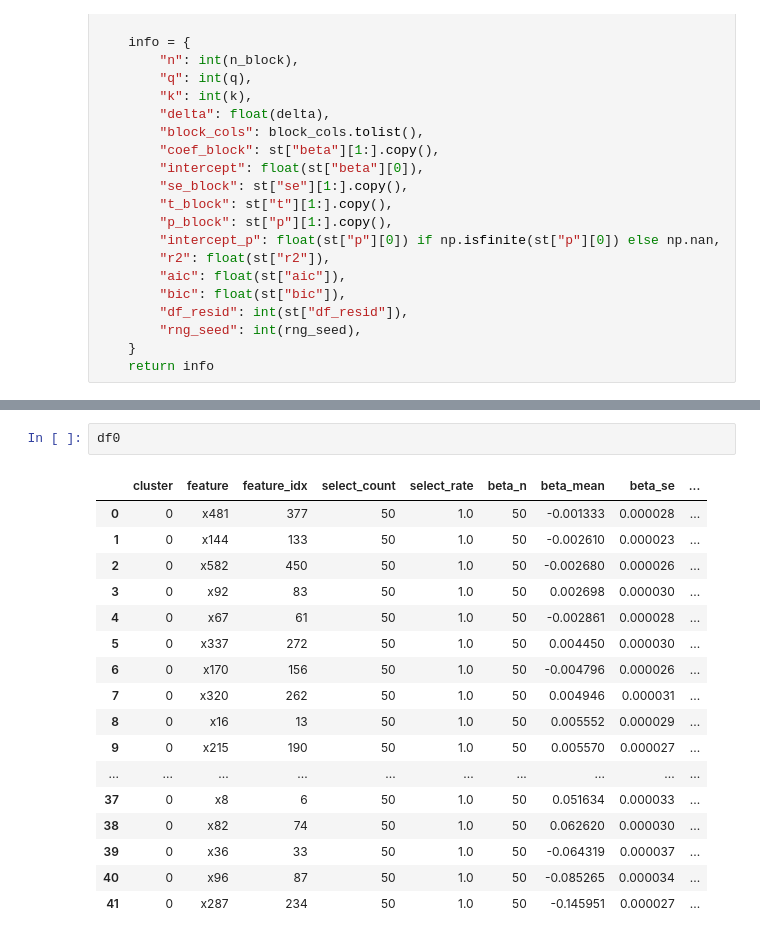
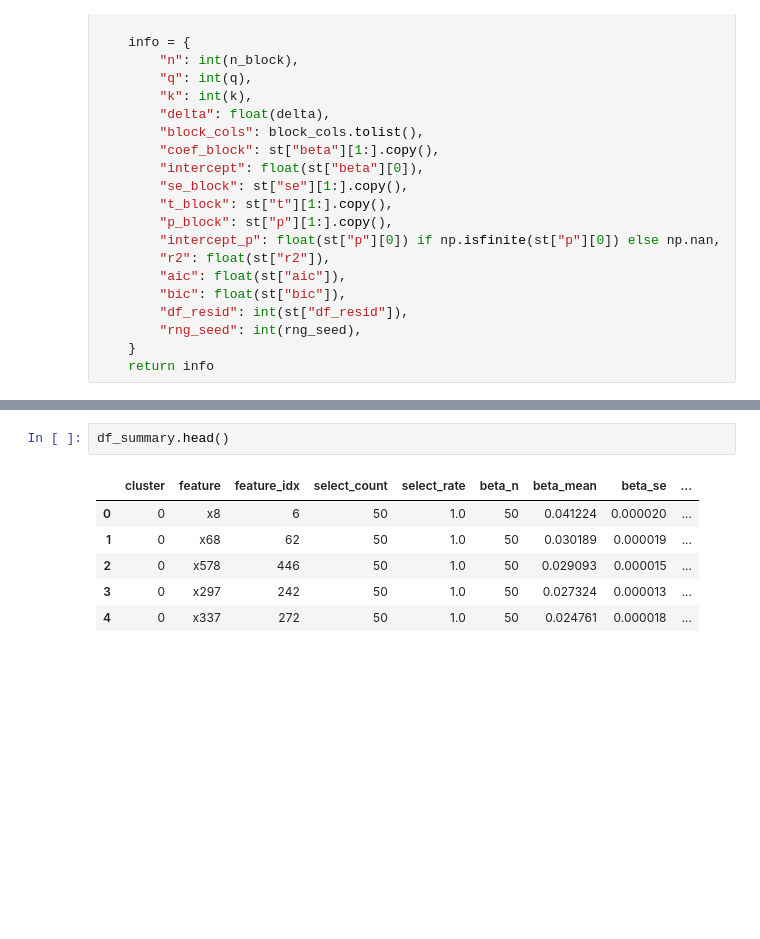
Before and after one commit to JackHuang0125/WHAT_I_DID, a Jupyter notebook: 0 Meeting/0_PAPER_1150204.ipynb, the cells around one changed output, grey strips where cells are left out. Cells and saved outputs as stored; diff of their text form; blank space fills up the shorter version.

```diff
--- a/0 Meeting/0_PAPER_1150204.ipynb
+++ b/0 Meeting/0_PAPER_1150204.ipynb
@@ -720,23 +617,12 @@ df_summary
-# %%
-df0
-# %% [output]
-|  | cluster | feature | feature_idx | select_count | select_rate | beta_n | beta_mean | beta_se | ... |
-| 0 | 0 | x481 | 377 | 50 | 1.0 | 50 | -0.001333 | 0.000028 | ... |
-| 1 | 0 | x144 | 133 | 50 | 1.0 | 50 | -0.002610 | 0.000023 | ... |
-| 2 | 0 | x582 | 450 | 50 | 1.0 | 50 | -0.002680 | 0.000026 | ... |
-| 3 | 0 | x92 | 83 | 50 | 1.0 | 50 | 0.002698 | 0.000030 | ... |
-| 4 | 0 | x67 | 61 | 50 | 1.0 | 50 | -0.002861 | 0.000028 | ... |
-| 5 | 0 | x337 | 272 | 50 | 1.0 | 50 | 0.004450 | 0.000030 | ... |
-| 6 | 0 | x170 | 156 | 50 | 1.0 | 50 | -0.004796 | 0.000026 | ... |
-| 7 | 0 | x320 | 262 | 50 | 1.0 | 50 | 0.004946 | 0.000031 | ... |
-| 8 | 0 | x16 | 13 | 50 | 1.0 | 50 | 0.005552 | 0.000029 | ... |
-| 9 | 0 | x215 | 190 | 50 | 1.0 | 50 | 0.005570 | 0.000027 | ... |
-| ... | ... | ... | ... | ... | ... | ... | ... | ... | ... |
-| 37 | 0 | x8 | 6 | 50 | 1.0 | 50 | 0.051634 | 0.000033 | ... |
-| 38 | 0 | x82 | 74 | 50 | 1.0 | 50 | 0.062620 | 0.000030 | ... |
-| 39 | 0 | x36 | 33 | 50 | 1.0 | 50 | -0.064319 | 0.000037 | ... |
-| 40 | 0 | x96 | 87 | 50 | 1.0 | 50 | -0.085265 | 0.000034 | ... |
-| 41 | 0 | x287 | 234 | 50 | 1.0 | 50 | -0.145951 | 0.000027 | ... |
+# %%
+df_summary.head()
+# %% [output]
+|  | cluster | feature | feature_idx | select_count | select_rate | beta_n | beta_mean | beta_se | ... |
+| 0 | 0 | x8 | 6 | 50 | 1.0 | 50 | 0.041224 | 0.000020 | ... |
+| 1 | 0 | x68 | 62 | 50 | 1.0 | 50 | 0.030189 | 0.000019 | ... |
+| 2 | 0 | x578 | 446 | 50 | 1.0 | 50 | 0.029093 | 0.000015 | ... |
+| 3 | 0 | x297 | 242 | 50 | 1.0 | 50 | 0.027324 | 0.000013 | ... |
+| 4 | 0 | x337 | 272 | 50 | 1.0 | 50 | 0.024761 | 0.000018 | ... |
 # %%
 # cluster=0
 df0 = df_summary[df_summary["cluster"] == 0].copy()
```
Also changed, not shown: parts of 12 cells of this notebook, 3 other files.
